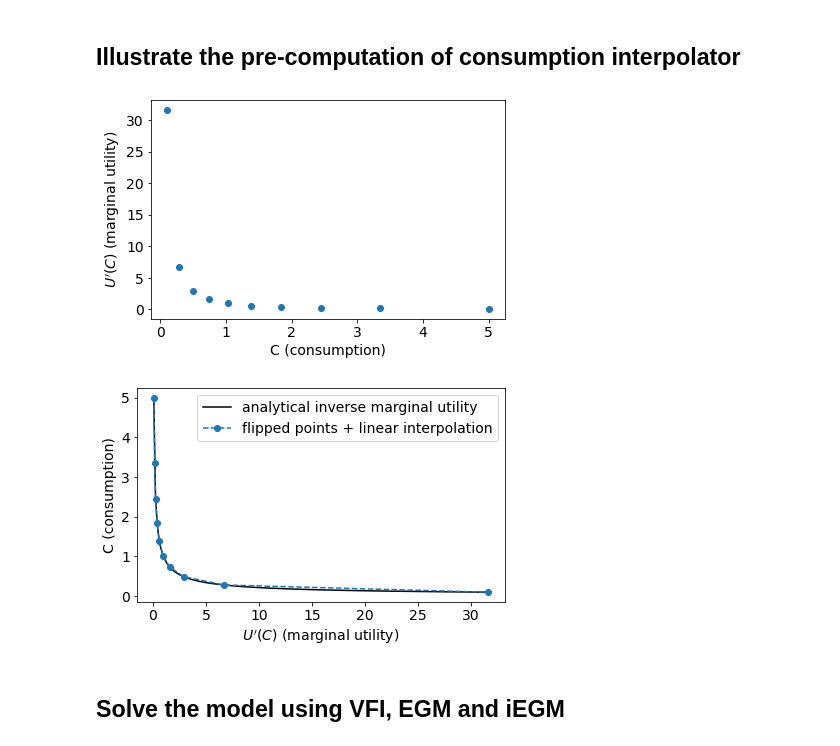
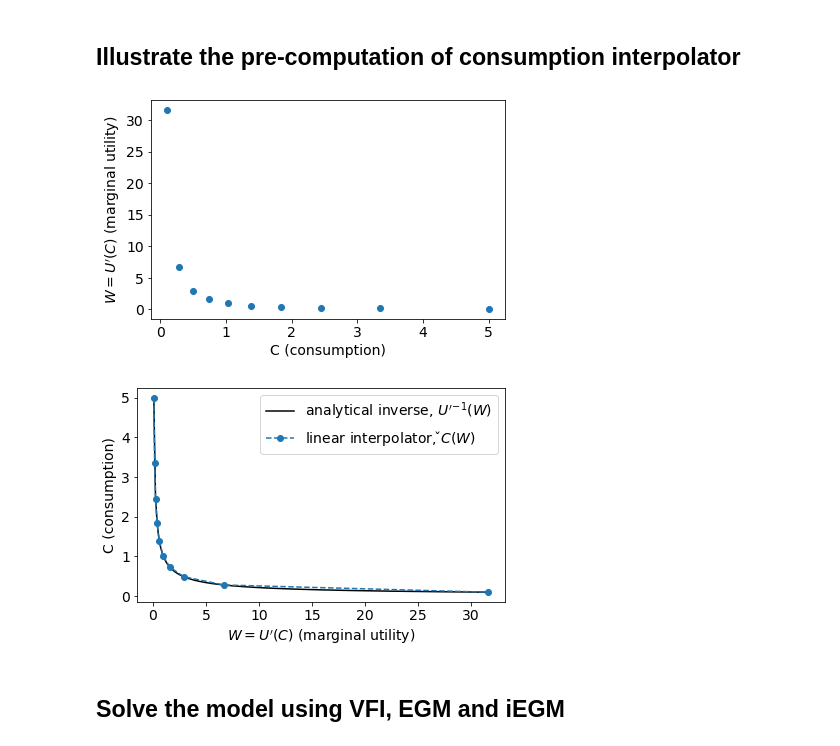
Before and after one commit to ThomasHJorgensen/iEGM, a Jupyter notebook: 01. BufferStockModel.ipynb, the cells around one changed output. Saved outputs shown, nothing was run; the diff lists cells and outputs as text; code cells hidden in the pictures.

Commit message:
updated figures

```diff
--- a/01. BufferStockModel.ipynb
+++ b/01. BufferStockModel.ipynb
@@ -66,22 +69,22 @@ model.precompute_C()
 # %%
 # illustrate the iEGM pre-computation
 fig, ax = plt.subplots()
 ax.scatter(par.grid_C,par.grid_marg_U)
-ax.set(xlabel='C (consumption)',ylabel="$U\'(C)$ (marginal utility)");
+ax.set(xlabel='C (consumption)',ylabel="$W=U\'(C)$ (marginal utility)");
 fig.tight_layout()
 fig.savefig('output/fig_illustrate_flip1.pdf')
 
 fig, ax = plt.subplots()
 fine_grid = np.linspace(par.grid_marg_U_flip[0],par.grid_marg_U_flip[-1],200)
-ax.plot(fine_grid,model.inv_marg_util(fine_grid),color='black',label='analytical inverse marginal utility')
-ax.plot(par.grid_marg_U_flip,par.grid_C_flip,marker='o',linestyle='--',color='tab:blue',label='flipped points + linear interpolation');
-ax.set(xlabel='$U\'(C)$ (marginal utility)',ylabel="C (consumption)");
+ax.plot(fine_grid,model.inv_marg_util(fine_grid),color='black',label='analytical inverse, $U\'^{-1}(W)$')
+ax.plot(par.grid_marg_U_flip,par.grid_C_flip,marker='o',linestyle='--',color='tab:blue',label='linear interpolator, $\check{C}(W)$');
+ax.set(xlabel='$W=U\'(C)$ (marginal utility)',ylabel="C (consumption)");
 ax.legend();
 fig.tight_layout()
 if SAVE: fig.savefig('output/fig_illustrate_flip2.pdf')
 # %% [output]
-[figure, old version]
+[figure, new version]
-[figure, old version]
+[figure, new version]
 # %% [markdown]
 ## Solve the model using VFI, EGM and iEGM
 # %%
```
Also changed, not shown: parts of 2 cells of this notebook, 2 other files.
